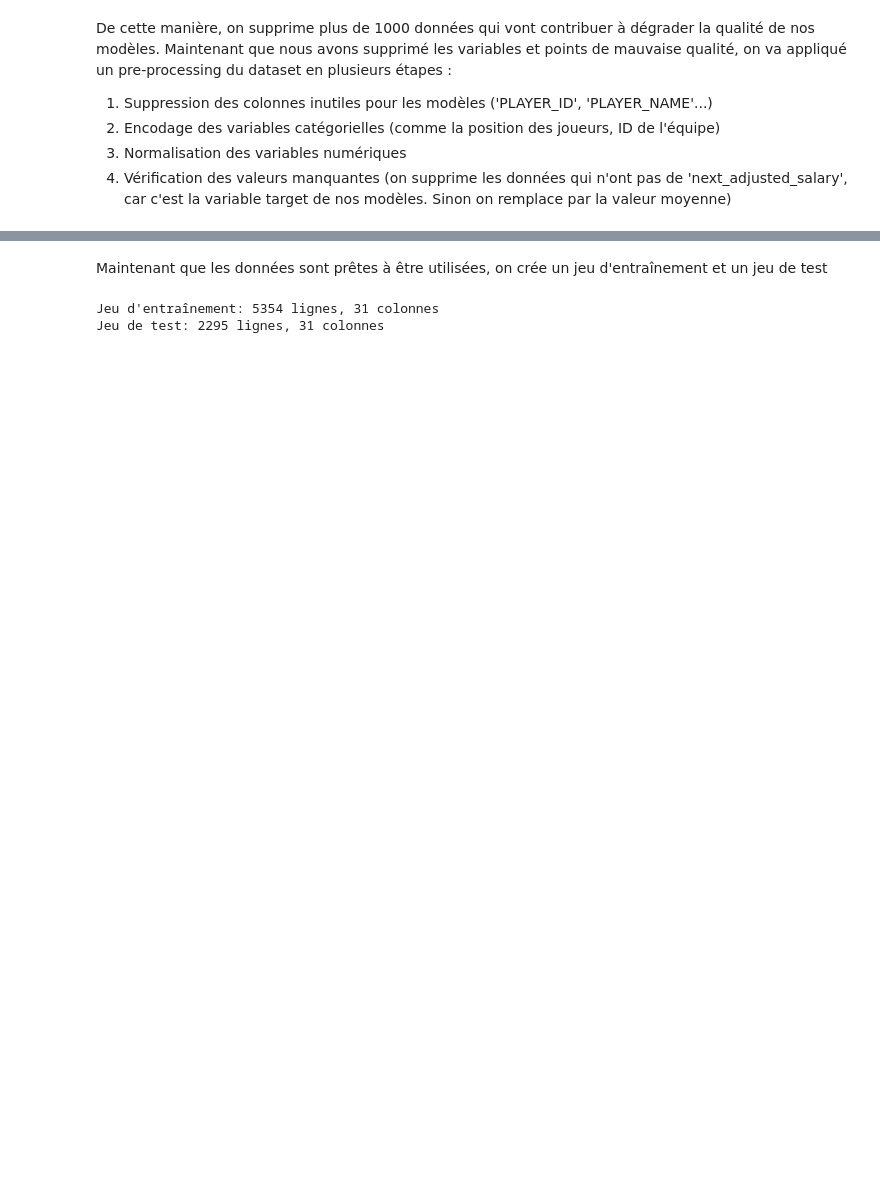
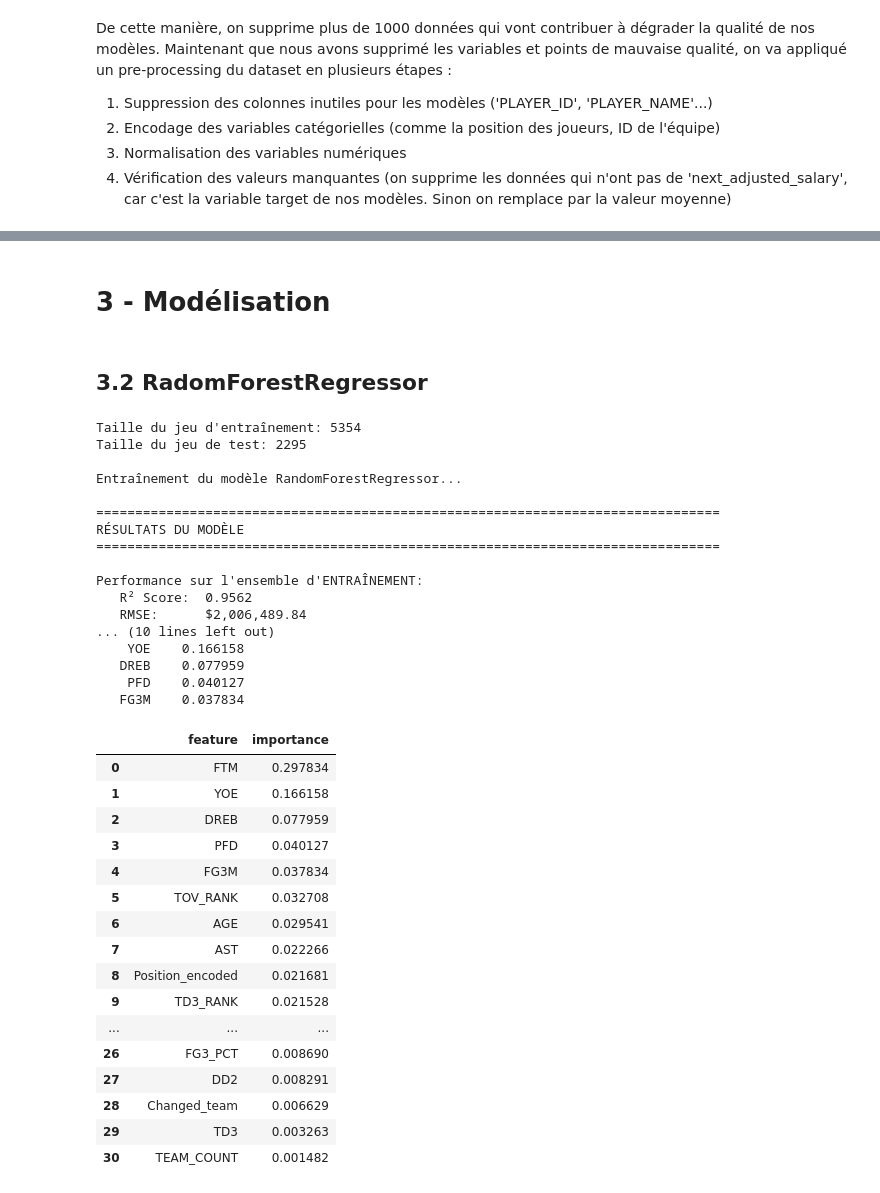
Before and after one commit to ElliotLunati/NBA_stats, a Jupyter notebook: clean_dataset.ipynb, the cells around one changed output, grey strips where cells are left out. Cells and saved outputs as stored; diff of their text form; code cells hidden in the pictures; blank space fills up the shorter version.

Commit message:
importation bdd PEP8 + début randomforest

```diff
--- a/clean_dataset.ipynb
+++ b/clean_dataset.ipynb
@@ -111,21 +111,47 @@ Position encodée:
 
 Dataset preprocessed: 7649 lignes, 32 colonnes
 # %% [markdown]
-Maintenant que les données sont prêtes à être utilisées, on crée un jeu d'entraînement et un jeu de test
+# 3 - Modélisation
-# %%
-# Création d'un jeu d'entraînement et d'un jeu de test
-
-from sklearn.model_selection import train_test_split
-
-X = df_preprocessed.drop(columns=['next_adjusted_salary'])
-
-y = df_preprocessed['next_adjusted_salary']
-
-X_train, X_test, y_train, y_test = train_test_split(X, y, test_size=0.3, random_state=42)
-
-print(f"Jeu d'entraînement: {len(X_train)} lignes, {len(X_train.columns)} colonnes")
-
-print(f"Jeu de test: {len(X_test)} lignes, {len(X_test.columns)} colonnes")
-# %% [output]
-Jeu d'entraînement: 5354 lignes, 31 colonnes
-Jeu de test: 2295 lignes, 31 colonnes
+# %% [markdown]
+## 3.2 RadomForestRegressor
+# %%
+from train_random_forest_model import train_random_forest, get_feature_importance
+
+model_dict = train_random_forest(df_preprocessed, target_column='next_adjusted_salary')
+
+get_feature_importance(model_dict, top_n=5)
+# %% [output]
+Taille du jeu d'entraînement: 5354
+Taille du jeu de test: 2295
+
+Entraînement du modèle RandomForestRegressor...
+
+================================================================================
+RÉSULTATS DU MODÈLE
+================================================================================
+
+Performance sur l'ensemble d'ENTRAÎNEMENT:
+   R² Score:  0.9562
+   RMSE:      $2,006,489.84
+... (10 lines left out)
+    YOE    0.166158
+   DREB    0.077959
+    PFD    0.040127
+   FG3M    0.037834
+|  | feature | importance |
+| 0 | FTM | 0.297834 |
+| 1 | YOE | 0.166158 |
+| 2 | DREB | 0.077959 |
+| 3 | PFD | 0.040127 |
+| 4 | FG3M | 0.037834 |
+| 5 | TOV_RANK | 0.032708 |
+| 6 | AGE | 0.029541 |
+| 7 | AST | 0.022266 |
+| 8 | Position_encoded | 0.021681 |
+| 9 | TD3_RANK | 0.021528 |
+| ... | ... | ... |
+| 26 | FG3_PCT | 0.008690 |
+| 27 | DD2 | 0.008291 |
+| 28 | Changed_team | 0.006629 |
+| 29 | TD3 | 0.003263 |
+| 30 | TEAM_COUNT | 0.001482 |
```
Also changed, not shown: parts of 6 cells of this notebook, 4 other files.
